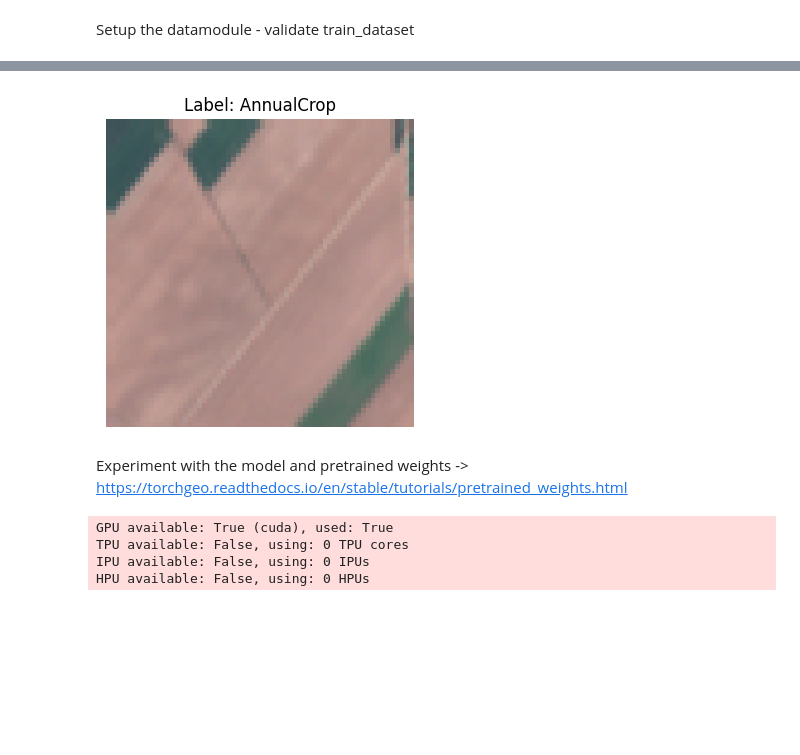
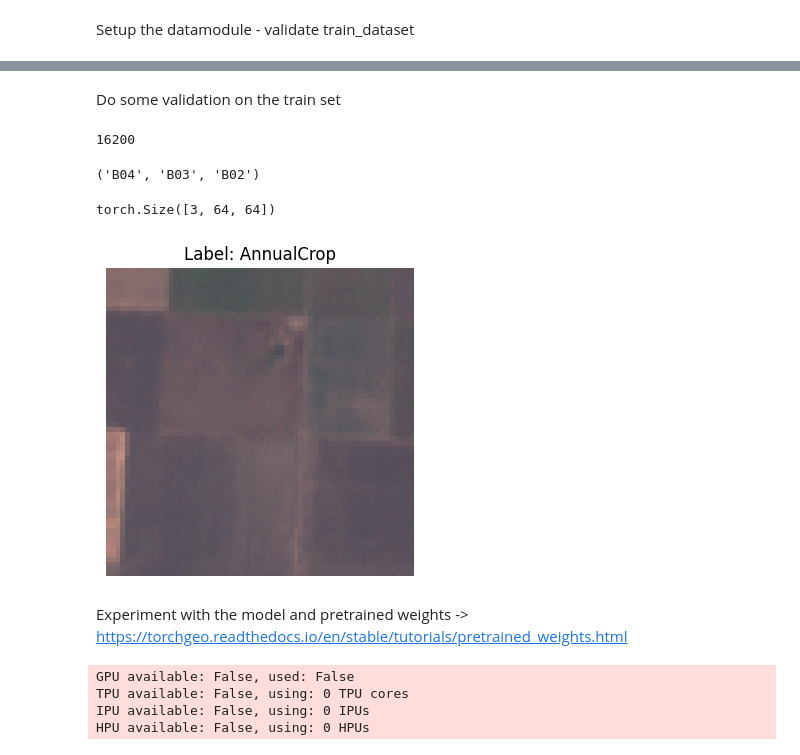
Before and after one commit to earthdaily/bids2023-hackathon, a Jupyter notebook: train-eurosat.ipynb, the cells around one changed output, grey strips where cells are left out. Drawn from its saved outputs; the diff is of its cells as text; code cells hidden in the pictures; blank space fills up the shorter version.

Commit message:
Add RGB train

```diff
--- a/train-eurosat.ipynb
+++ b/train-eurosat.ipynb
@@ -16,10 +16,11 @@ from torchgeo.transforms import AugmentationSequential, indices
 from torchgeo.trainers import ClassificationTask
 from torchgeo.models import ResNet18_Weights
 
-from lightning.pytorch.loggers import WandbLogger
 from lightning.pytorch.callbacks import EarlyStopping, ModelCheckpoint
 from lightning.pytorch import Trainer, seed_everything
+from lightning.pytorch.loggers import TensorBoardLogger
 
-wandb_logger = WandbLogger(project="eurosat3")
 seed_everything(543)
+device = "cuda" if torch.cuda.is_available() else "cpu"
+print(device)
 # %% [output]
@@ -48,8 +31,44 @@ len(datamodule.train_dataset)
+# %%
+if device == "cuda":
+    batch_size = 64
+    num_workers = 8
+elif device ==  "cpu":
+    batch_size = 16 # TODO check why this is not picked up
+    num_workers = 0
+else:
+    print("unknown device!")
+
+rgb_bands = ("B04", "B03", "B02") # or experiment with all
+
+datamodule = EuroSATDataModule(
+    batch_size=batch_size,
+    root="data",
+    num_workers=num_workers,
+    # bands=rgb_bands, # RE RGB only: https://github.com/microsoft/torchgeo/issues/1634
+    download=True,
+    transforms=None,
+)
+# %% [markdown]
+Do some validation on the train set
+# %%
+datamodule.prepare_data()
+datamodule.setup('fit')
+len(datamodule.train_dataset)
+# %% [output]
+16200
+# %%
+datamodule.train_dataset.bands
+# %% [output]
+('B04', 'B03', 'B02')
+# %%
+datamodule.train_dataset[0]['image'].shape
+# %% [output]
+torch.Size([3, 64, 64])
 # %%
-sample = datamodule.train_dataset[2]
+sample = datamodule.train_dataset[0]
 fig = datamodule.train_dataset.plot(sample)
 # %% [output]
-[figure, old version]
+[figure, new version]
 # %% [markdown]
 Experiment with the model and pretrained weights -> https://torchgeo.readthedocs.io/en/stable/tutorials/pretrained_weights.html
 # %%
@@ -76,16 +96,18 @@ early_stopping_callback = EarlyStopping(
     patience=10,
 )
 
+logger = TensorBoardLogger("tensorboard_logs", name="eurosat")
+
 trainer = Trainer(
     callbacks=[checkpoint_callback, early_stopping_callback],
-    accelerator="cuda",
-    logger=wandb_logger,
+    accelerator=device,
+    logger=logger,
     # default_root_dir=experiment_dir,
-    min_epochs=25,
+    min_epochs=15,
     max_epochs=50,
 )
 # %% [output]
-GPU available: True (cuda), used: True
+GPU available: False, used: False
 TPU available: False, using: 0 TPU cores
 IPU available: False, using: 0 IPUs
 HPU available: False, using: 0 HPUs
```
Also changed, not shown: parts of 8 cells of this notebook, 1 other file.
